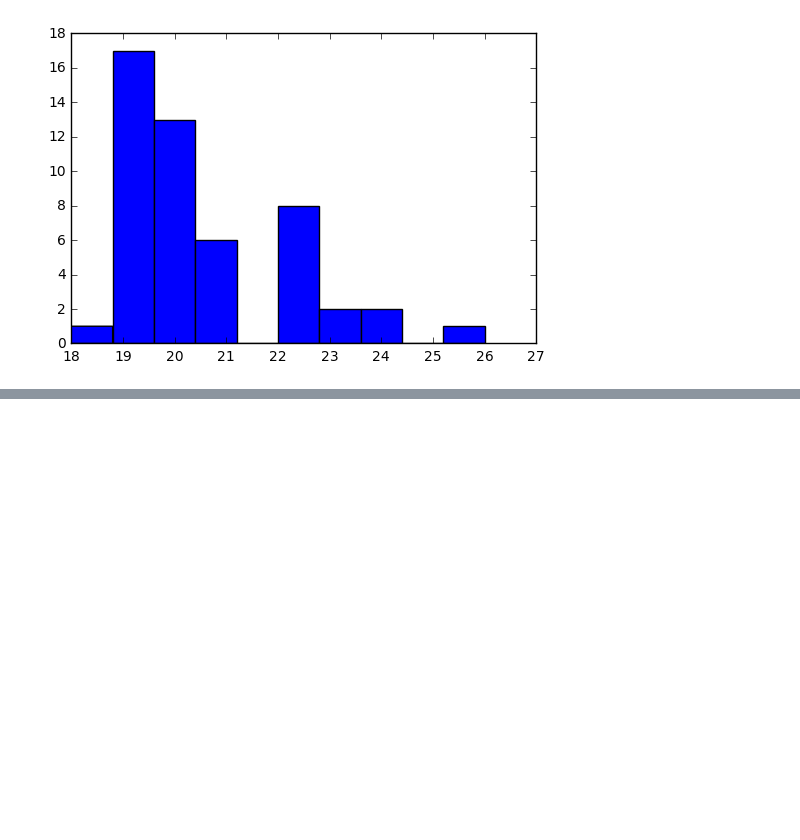
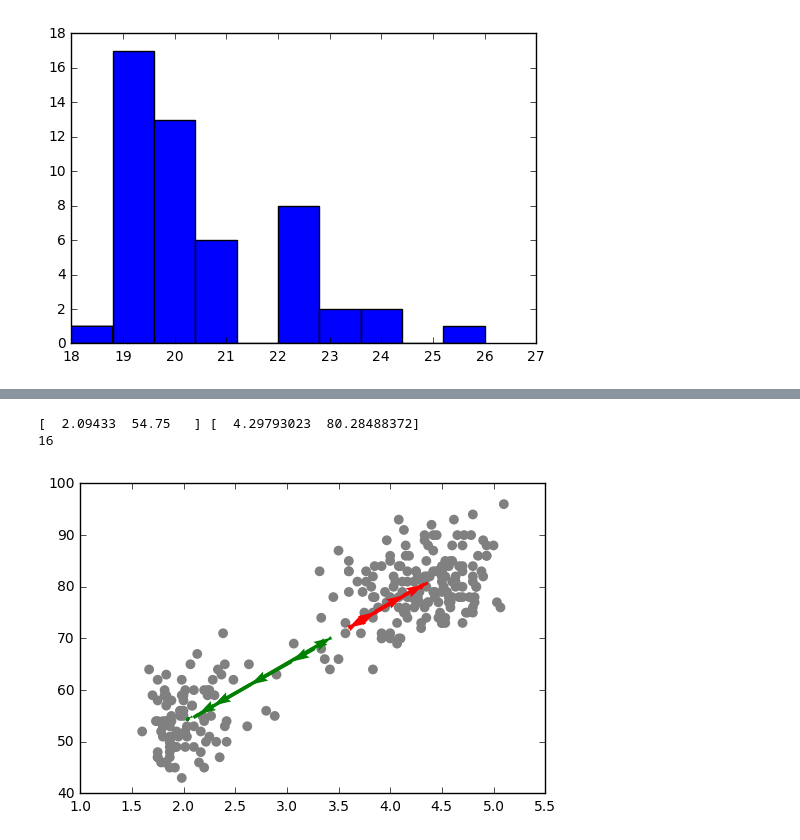
Before and after one commit to bluenight1994/Applied-Machine-Learning, a Jupyter notebook: EM/Old_Faithful.ipynb, the cells around one changed output, grey strips where cells are left out. Saved outputs shown, nothing was run; the diff lists cells and outputs as text; code cells hidden in the pictures; blank space fills up the shorter version.

```diff
--- a/EM/Old_Faithful.ipynb
+++ b/EM/Old_Faithful.ipynb
@@ -113,0 +183,16 @@ plt.hist(iterations)
+# %%
+# Consider maximum likelihood for Gaussian
+mu1 = np.mean(p1, axis = 0)
+mu2 = np.mean(p2, axis = 0)
+print mu1, mu2
+cov1 = np.dot((p1-mu1).T, p1-mu1)
+cov2 = np.dot((p2-mu2).T, p2-mu2)
+em = ExpectationMaximization(data)
+em.load_first_guess(mu1,mu2,cov1,cov2)
+num = em.iterate()
+print num
+em.print_history()
+# %% [output]
+[  2.09433  54.75   ] [  4.29793023  80.28488372]
+16
+[figure, added]
```
Also changed, not shown: parts of 8 cells of this notebook.
